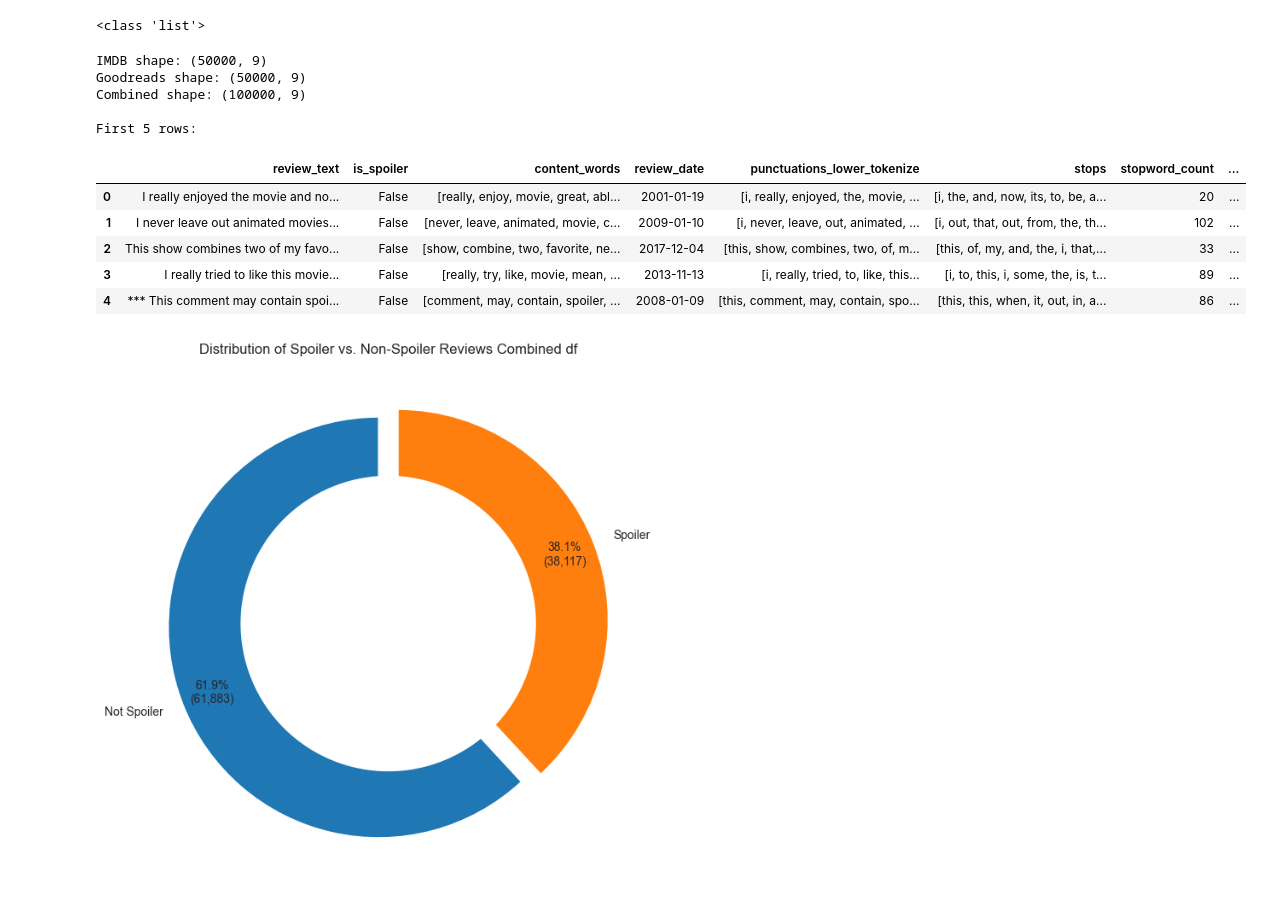
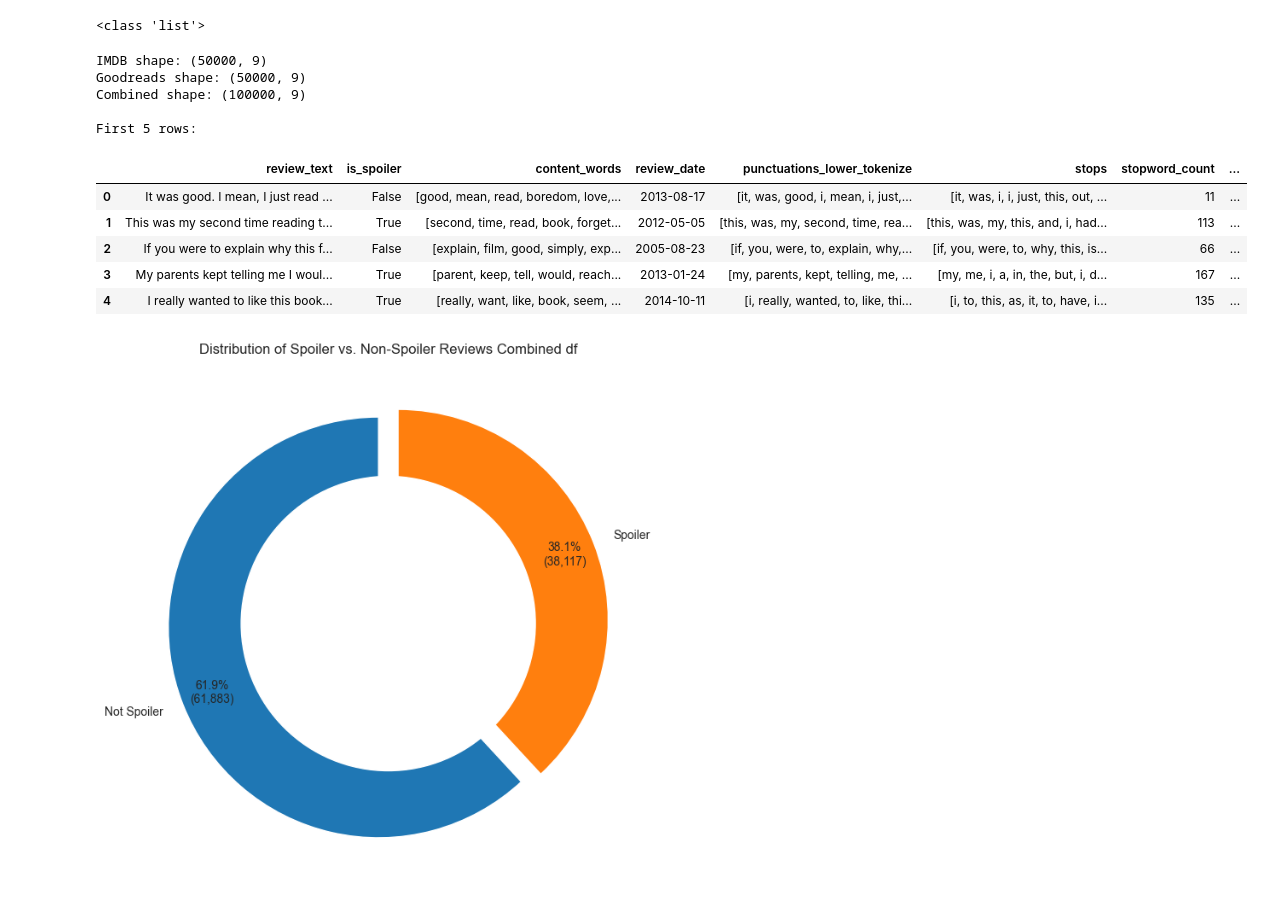
Before and after one commit to awroble/NLP_2025W, a Jupyter notebook: EDA.ipynb, the cells around one changed output. Cells and saved outputs as stored; diff of their text form; code cells hidden in the pictures.

```diff
--- a/EDA.ipynb
+++ b/EDA.ipynb
@@ -380,36 +380,36 @@ imdb_df.to_pickle('imdb_df.pkl')
 # %%
 imdb_read_df = pd.read_pickle("data/imdb_processed.pkl")
 goodreads_read_df = pd.read_pickle("data/goodreads_processed.pkl")
 
 imdb_cols = ["review_text", "is_spoiler", "content_words", "review_date", "punctuations_lower_tokenize", 'stops',
        'stopword_count', 'total_word_count']
 goodreads_cols = ["review_text", "has_spoiler", "content_words", "timestamp", "punctuations_lower_tokenize", 'stops',
        'stopword_count', 'total_word_count']
 
 df_imdb_subset = imdb_read_df[imdb_cols].copy()
 
 df_gr_subset = goodreads_read_df[goodreads_cols].copy()
 df_gr_subset = df_gr_subset.rename(columns={"has_spoiler": "is_spoiler", "timestamp":"review_date"})
 
 df_imdb_subset['source'] = 'imdb'
 df_gr_subset['source'] = 'goodreads'
 
 combined_df = pd.concat([df_imdb_subset, df_gr_subset], axis=0, ignore_index=True)
-
+combined_df = combined_df.sample(frac=1, random_state=42).reset_index(drop=True)
 print(f"IMDB shape: {df_imdb_subset.shape}")
 print(f"Goodreads shape: {df_gr_subset.shape}")
 print(f"Combined shape: {combined_df.shape}")
 print("\nFirst 5 rows:")
 combined_df.head()
 # %% [output]
 IMDB shape: (50000, 9)
 Goodreads shape: (50000, 9)
 Combined shape: (100000, 9)
 
 First 5 rows:
 |  | review_text | is_spoiler | content_words | review_date | punctuations_lower_tokenize | stops | stopword_count | ... |
-| 0 | I really enjoyed the movie and no... | False | [really, enjoy, movie, great, abl... | 2001-01-19 | [i, really, enjoyed, the, movie, ... | [i, the, and, now, its, to, be, a... | 20 | ... |
-| 1 | I never leave out animated movies... | False | [never, leave, animated, movie, c... | 2009-01-10 | [i, never, leave, out, animated, ... | [i, out, that, out, from, the, th... | 102 | ... |
-| 2 | This show combines two of my favo... | False | [show, combine, two, favorite, ne... | 2017-12-04 | [this, show, combines, two, of, m... | [this, of, my, and, the, i, that,... | 33 | ... |
-| 3 | I really tried to like this movie... | False | [really, try, like, movie, mean, ... | 2013-11-13 | [i, really, tried, to, like, this... | [i, to, this, i, some, the, is, t... | 89 | ... |
-| 4 | *** This comment may contain spoi... | False | [comment, may, contain, spoiler, ... | 2008-01-09 | [this, comment, may, contain, spo... | [this, this, when, it, out, in, a... | 86 | ... |
+| 0 | It was good. I mean, I just read ... | False | [good, mean, read, boredom, love,... | 2013-08-17 | [it, was, good, i, mean, i, just,... | [it, was, i, i, just, this, out, ... | 11 | ... |
+| 1 | This was my second time reading t... | True | [second, time, read, book, forget... | 2012-05-05 | [this, was, my, second, time, rea... | [this, was, my, this, and, i, had... | 113 | ... |
+| 2 | If you were to explain why this f... | False | [explain, film, good, simply, exp... | 2005-08-23 | [if, you, were, to, explain, why,... | [if, you, were, to, why, this, is... | 66 | ... |
+| 3 | My parents kept telling me I woul... | True | [parent, keep, tell, would, reach... | 2013-01-24 | [my, parents, kept, telling, me, ... | [my, me, i, a, in, the, but, i, d... | 167 | ... |
+| 4 | I really wanted to like this book... | True | [really, want, like, book, seem, ... | 2014-10-11 | [i, really, wanted, to, like, thi... | [i, to, this, as, it, to, have, i... | 135 | ... |
```
Also changed, not shown: parts of 1 cell of this notebook, 1 other file.
